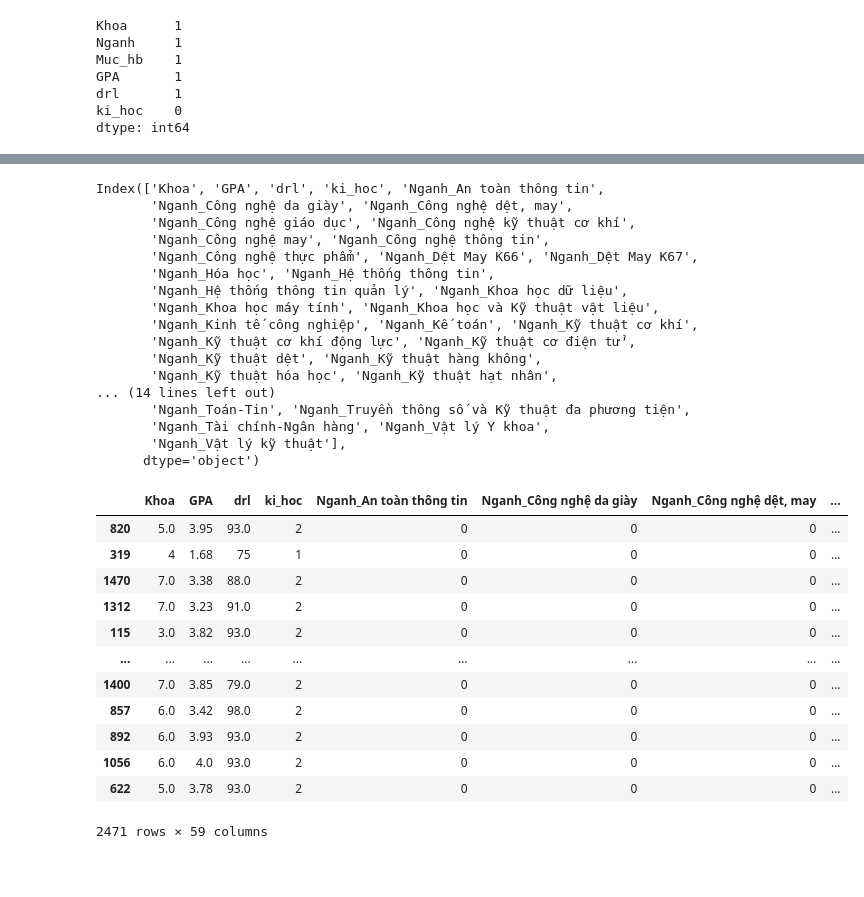
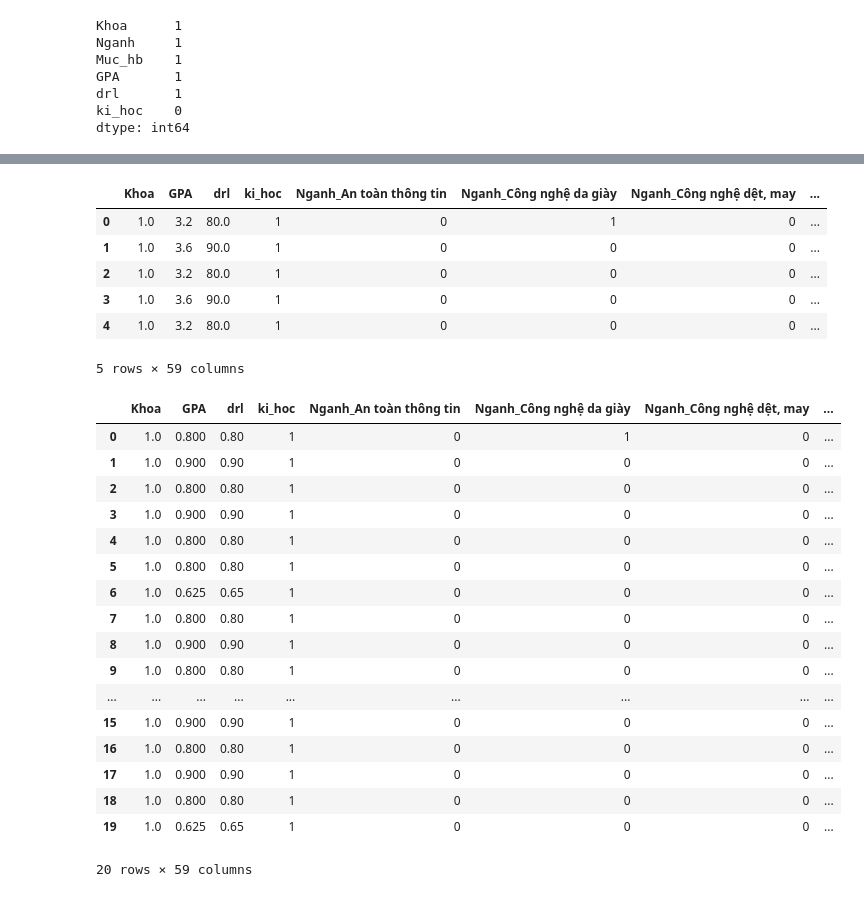
Before and after one commit to ktoan911/Flutter_HedspiLearningApp, a Jupyter notebook: Scholar_prediction_model/scholar_prediction.ipynb, the cells around one changed output, grey strips where cells are left out. Drawn from its saved outputs; the diff is of its cells as text; code cells hidden in the pictures; blank space fills up the shorter version.

```diff
--- a/Scholar_prediction_model/scholar_prediction.ipynb
+++ b/Scholar_prediction_model/scholar_prediction.ipynb
@@ -281,38 +177,50 @@ Name: Muc_hb, Length: 2471, dtype: int64
-# %%
-df_onehot = pd.get_dummies(concatenated_df, columns=['Nganh'])
+# %%
+def convert_onehot(df, column):
+  df_onehot = pd.get_dummies(df, columns=[column])
+  df = df_onehot.apply(lambda x: x.replace({True: 1, False: 0}))
+  return df
+# %%
+df_onehot = convert_onehot(feature_df, 'Nganh')
 # %%
-df_onehot.columns
+df_onehot.head()
 # %% [output]
+|  | Khoa | GPA | drl | ki_hoc | Nganh_An toàn thông tin | Nganh_Công nghệ da giày | Nganh_Công nghệ dệt, may | ... |
+| 0 | 1.0 | 3.2 | 80.0 | 1 | 0 | 1 | 0 | ... |
+| 1 | 1.0 | 3.6 | 90.0 | 1 | 0 | 0 | 0 | ... |
+| 2 | 1.0 | 3.2 | 80.0 | 1 | 0 | 0 | 0 | ... |
+| 3 | 1.0 | 3.6 | 90.0 | 1 | 0 | 0 | 0 | ... |
+| 4 | 1.0 | 3.2 | 80.0 | 1 | 0 | 0 | 0 | ... |
-Index(['Khoa', 'GPA', 'drl', 'ki_hoc', 'Nganh_An toàn thông tin',
-       'Nganh_Công nghệ da giày', 'Nganh_Công nghệ dệt, may',
-       'Nganh_Công nghệ giáo dục', 'Nganh_Công nghệ kỹ thuật cơ khí',
-       'Nganh_Công nghệ may', 'Nganh_Công nghệ thông tin',
-       'Nganh_Công nghệ thực phẩm', 'Nganh_Dệt May K66', 'Nganh_Dệt May K67',
-       'Nganh_Hóa học', 'Nganh_Hệ thống thông tin',
-       'Nganh_Hệ thống thông tin quản lý', 'Nganh_Khoa học dữ liệu',
-       'Nganh_Khoa học máy tính', 'Nganh_Khoa học và Kỹ thuật vật liệu',
-       'Nganh_Kinh tế công nghiệp', 'Nganh_Kế toán', 'Nganh_Kỹ thuật cơ khí',
-       'Nganh_Kỹ thuật cơ khí động lực', 'Nganh_Kỹ thuật cơ điện tử',
-       'Nganh_Kỹ thuật dệt', 'Nganh_Kỹ thuật hàng không',
-       'Nganh_Kỹ thuật hóa học', 'Nganh_Kỹ thuật hạt nhân',
-... (14 lines left out)
-       'Nganh_Toán-Tin', 'Nganh_Truyền thông số và Kỹ thuật đa phương tiện',
-       'Nganh_Tài chính-Ngân hàng', 'Nganh_Vật lý Y khoa',
-       'Nganh_Vật lý kỹ thuật'],
-      dtype='object')
+5 rows × 59 columns
+# %%
+import pandas as pd
+from sklearn.preprocessing import MinMaxScaler
+
+def scaler_GPA(x):
+  return x / 4.0
+def scaler_drl(x):
+  return x / 100.0
+
+# Scale cột đó
+df_onehot.loc[:, 'GPA'] = scaler_GPA(df_onehot['GPA'])
+df_onehot.loc[:, 'drl'] = scaler_drl(df_onehot['drl'])
 # %%
-df_onehot
+df_onehot.head(20)
 # %% [output]
 |  | Khoa | GPA | drl | ki_hoc | Nganh_An toàn thông tin | Nganh_Công nghệ da giày | Nganh_Công nghệ dệt, may | ... |
-| 820 | 5.0 | 3.95 | 93.0 | 2 | 0 | 0 | 0 | ... |
-| 319 | 4 | 1.68 | 75 | 1 | 0 | 0 | 0 | ... |
-| 1470 | 7.0 | 3.38 | 88.0 | 2 | 0 | 0 | 0 | ... |
-| 1312 | 7.0 | 3.23 | 91.0 | 2 | 0 | 0 | 0 | ... |
-| 115 | 3.0 | 3.82 | 93.0 | 2 | 0 | 0 | 0 | ... |
+| 0 | 1.0 | 0.800 | 0.80 | 1 | 0 | 1 | 0 | ... |
+| 1 | 1.0 | 0.900 | 0.90 | 1 | 0 | 0 | 0 | ... |
+| 2 | 1.0 | 0.800 | 0.80 | 1 | 0 | 0 | 0 | ... |
+| 3 | 1.0 | 0.900 | 0.90 | 1 | 0 | 0 | 0 | ... |
+| 4 | 1.0 | 0.800 | 0.80 | 1 | 0 | 0 | 0 | ... |
+| 5 | 1.0 | 0.800 | 0.80 | 1 | 0 | 0 | 0 | ... |
+| 6 | 1.0 | 0.625 | 0.65 | 1 | 0 | 0 | 0 | ... |
+| 7 | 1.0 | 0.800 | 0.80 | 1 | 0 | 0 | 0 | ... |
+| 8 | 1.0 | 0.900 | 0.90 | 1 | 0 | 0 | 0 | ... |
+| 9 | 1.0 | 0.800 | 0.80 | 1 | 0 | 0 | 0 | ... |
 | ... | ... | ... | ... | ... | ... | ... | ... | ... |
-| 1400 | 7.0 | 3.85 | 79.0 | 2 | 0 | 0 | 0 | ... |
-| 857 | 6.0 | 3.42 | 98.0 | 2 | 0 | 0 | 0 | ... |
-| 892 | 6.0 | 3.93 | 93.0 | 2 | 0 | 0 | 0 | ... |
-| 1056 | 6.0 | 4.0 | 93.0 | 2 | 0 | 0 | 0 | ... |
-| 622 | 5.0 | 3.78 | 93.0 | 2 | 0 | 0 | 0 | ... |
+| 15 | 1.0 | 0.900 | 0.90 | 1 | 0 | 0 | 0 | ... |
+| 16 | 1.0 | 0.800 | 0.80 | 1 | 0 | 0 | 0 | ... |
+| 17 | 1.0 | 0.900 | 0.90 | 1 | 0 | 0 | 0 | ... |
+| 18 | 1.0 | 0.800 | 0.80 | 1 | 0 | 0 | 0 | ... |
+| 19 | 1.0 | 0.625 | 0.65 | 1 | 0 | 0 | 0 | ... |
-2471 rows × 59 columns
+20 rows × 59 columns
```
Also changed, not shown: parts of 38 cells of this notebook, 3 other files.
